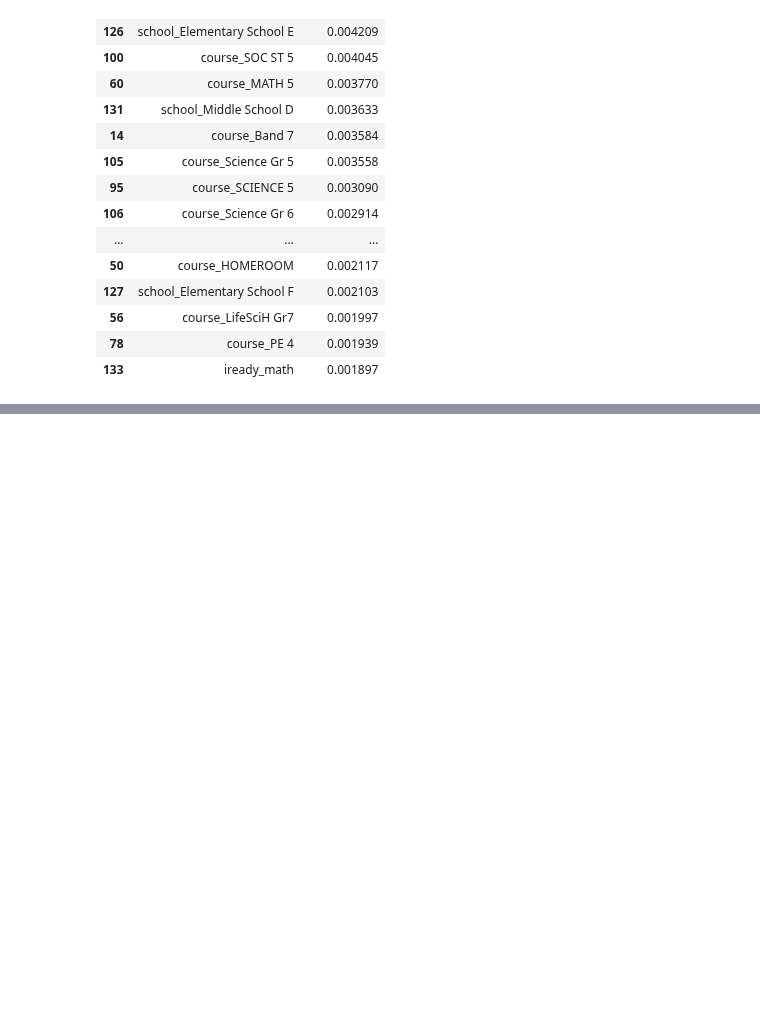
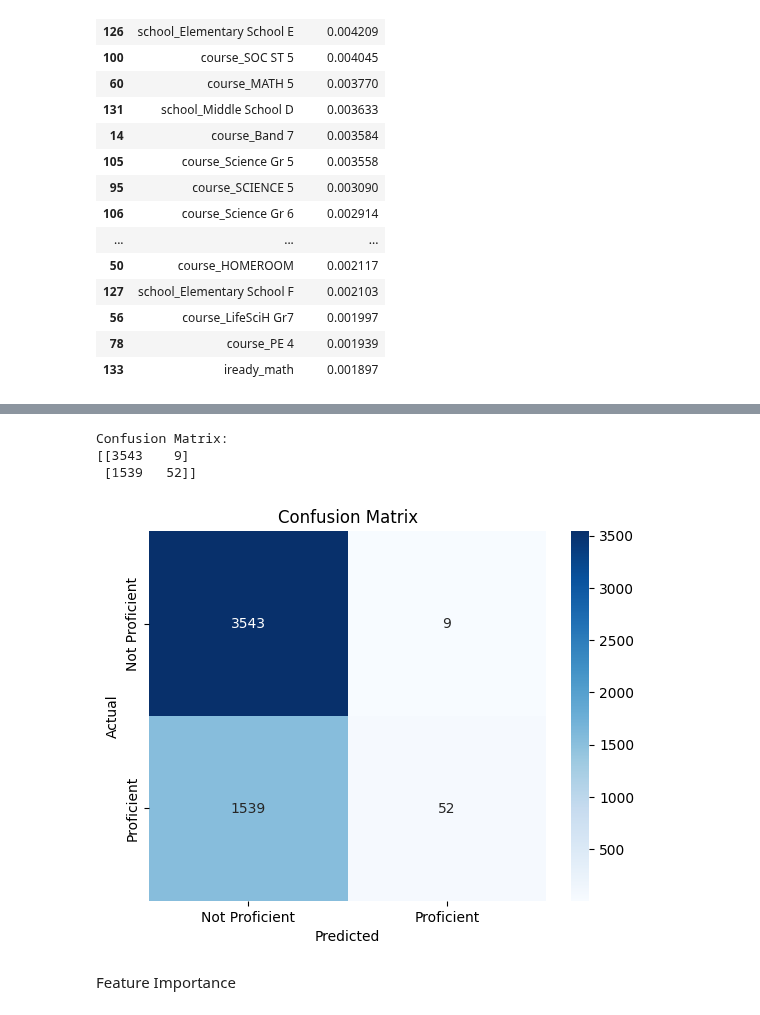
Before and after one commit to level-data-1a/predicting-proficiency, a Jupyter notebook: RandomForest/scantronMath.ipynb, the cells around one changed output, grey strips where cells are left out. Drawn from its saved outputs; the diff is of its cells as text; code cells hidden in the pictures; blank space fills up the shorter version.

```diff
--- a/RandomForest/scantronMath.ipynb
+++ b/RandomForest/scantronMath.ipynb
@@ -260,0 +356,20 @@ importance_df.head(20)
+# %%
+cm = confusion_matrix(y_test38_bool, y_pred38_bool)
+
+# Print the confusion matrix
+print("Confusion Matrix:")
+print(cm)
+
+# Optionally, plot the confusion matrix using seaborn heatmap for better visualization
+sns.heatmap(cm, annot=True, fmt="d", cmap="Blues", xticklabels=["Not Proficient", "Proficient"], yticklabels=["Not Proficient", "Proficient"])
+plt.xlabel('Predicted')
+plt.ylabel('Actual')
+plt.title('Confusion Matrix')
+plt.show()
+# %% [output]
+Confusion Matrix:
+[[3543    9]
+ [1539   52]]
+[figure, added]
+# %% [markdown]
+Feature Importance
```
Also changed, not shown: parts of 20 cells of this notebook.
